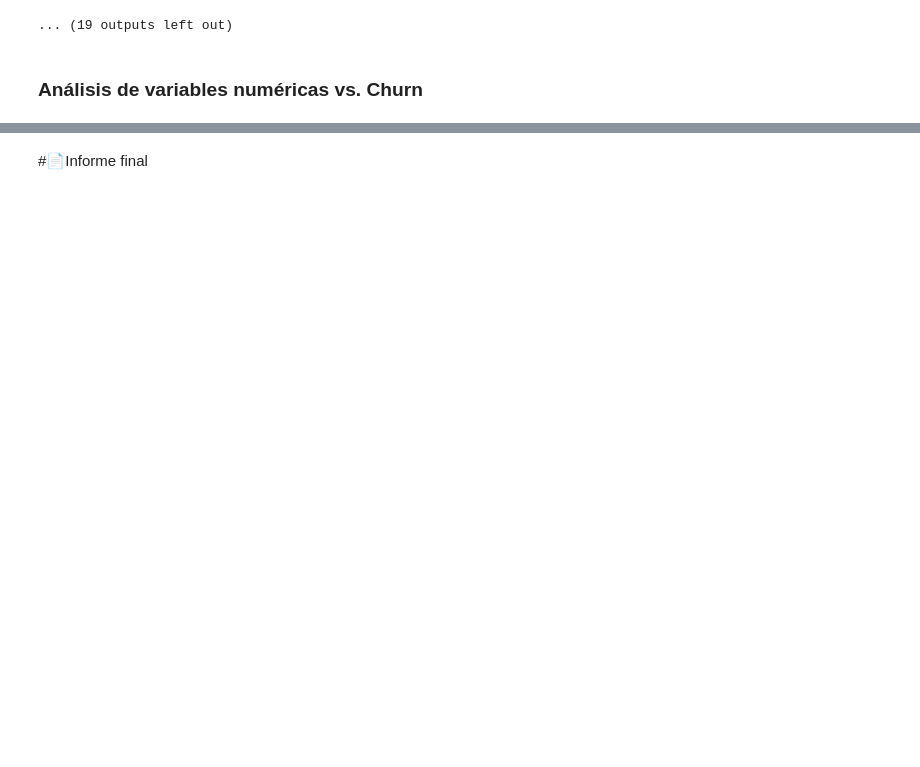
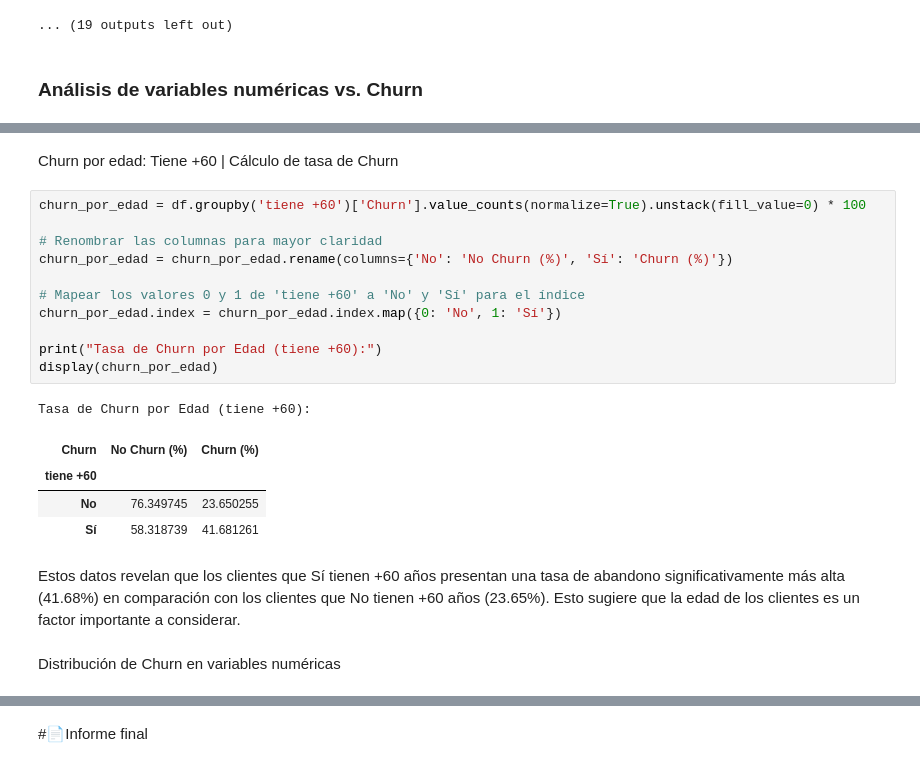
Before and after one commit to Solsmi/challenge_telecomx_latam, a Jupyter notebook: TelecomX_LATAM.ipynb, the cells around one changed output, grey strips where cells are left out. Saved outputs shown, nothing was run; the diff lists cells and outputs as text; blank space fills up the shorter version.

Commit message:
Desarrollo de carga y analisis e informe final, agregar tasa de churn por edad, cambiar valores 0 y 1 por si y no para mejor visualizacion

```diff
--- a/TelecomX_LATAM.ipynb
+++ b/TelecomX_LATAM.ipynb
@@ -513,0 +483,23 @@ for col in columnas_numericas:
+# %% [markdown]
+Churn por edad: Tiene +60 |  Cálculo de tasa de Churn
+# %%
+churn_por_edad = df.groupby('tiene +60')['Churn'].value_counts(normalize=True).unstack(fill_value=0) * 100
+
+# Renombrar las columnas para mayor claridad
+churn_por_edad = churn_por_edad.rename(columns={'No': 'No Churn (%)', 'Sí': 'Churn (%)'})
+
+# Mapear los valores 0 y 1 de 'tiene +60' a 'No' y 'Sí' para el índice
+churn_por_edad.index = churn_por_edad.index.map({0: 'No', 1: 'Sí'})
+
+print("Tasa de Churn por Edad (tiene +60):")
+display(churn_por_edad)
+# %% [output]
+Tasa de Churn por Edad (tiene +60):
+| Churn | No Churn (%) | Churn (%) |
+| tiene +60 |  |  |
+| No | 76.349745 | 23.650255 |
+| Sí | 58.318739 | 41.681261 |
+# %% [markdown]
+Estos datos revelan que los clientes que Sí tienen +60 años presentan una tasa de abandono significativamente más alta (41.68%) en comparación con los clientes que No tienen +60 años (23.65%). Esto sugiere que la edad de los clientes es un factor importante a considerar.
+# %% [markdown]
+Distribución de Churn en variables numéricas
```
Also changed, not shown: parts of 10 cells of this notebook.
